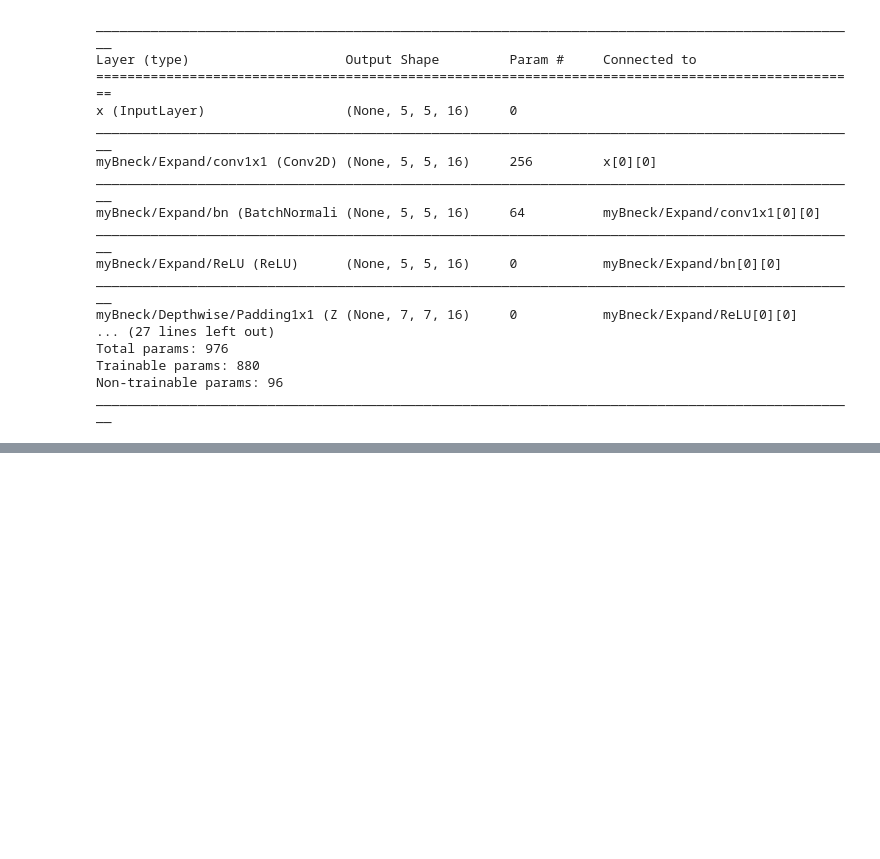
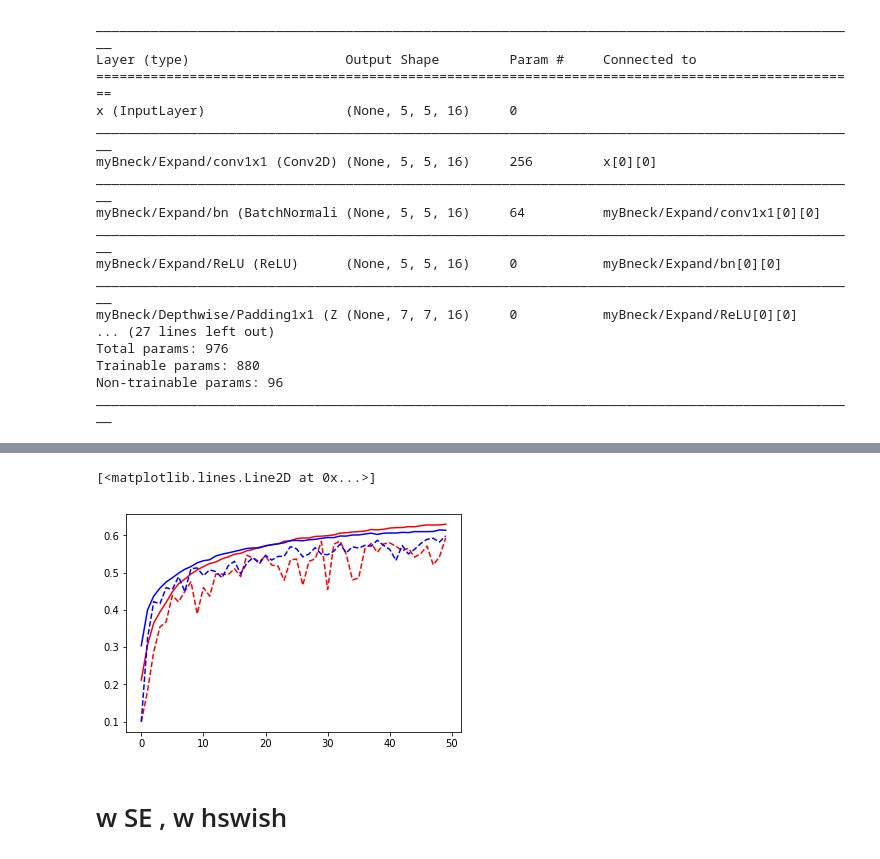
Before and after one commit to magikerwin/100Day-ML-Marathon, a Jupyter notebook: 2nd-ML100Days/homework/D-101/MobileNetV3_keras.ipynb, the cells around one changed output, grey strips where cells are left out. Saved outputs shown, nothing was run; the diff lists cells and outputs as text; code cells hidden in the pictures; blank space fills up the shorter version.

```diff
--- a/2nd-ML100Days/homework/D-101/MobileNetV3_keras.ipynb
+++ b/2nd-ML100Days/homework/D-101/MobileNetV3_keras.ipynb
@@ -89,7 +128,7 @@ def ConvNormAct(inputs,
     if act_layer:
         _available_activation = {
             "relu": tf.keras.layers.ReLU(name=f"{name}/ReLU"),
-            #"hswish": HardSwish(name="Depthwise/HardSwish"),
+            "hswish": HardSwish(name=f"{name}/HardSwish"),
             "softmax": tf.keras.layers.Softmax(name=f"{name}/Softmax"),
         }
         out = _available_activation.get(act_layer) (out)
@@ -203,7 +242,7 @@ def myBneck(inputs,
 
     _available_activation = {
         "relu": tf.keras.layers.ReLU(name=f"{name}/Depthwise/ReLU"),
-        #"hswish": HardSwish(name="Depthwise/HardSwish"),
+        "hswish": HardSwish(name=f"{name}/HardSwish"),
     }
     out = _available_activation.get(act_layer) (out)
 
@@ -249,0 +440,24 @@ ________________________________________________________________________________
+# %%
+batch_size = 256
+epochs = 50
+
+model.compile(loss='categorical_crossentropy',
+              optimizer=tf.keras.optimizers.SGD(1e-2, 0.9),
+              metrics=['accuracy'])
+
+from tensorflow.keras.callbacks import ReduceLROnPlateau
+reduce_lr = ReduceLROnPlateau(factor=0.5,
+                              min_lr=1e-12,
+                              monitor='loss',
+                              patience=5,
+                              verbose=1)
+
+history_wo = model.fit(x_train, y_train,
+                    batch_size=batch_size,
+                    epochs=epochs,
+                    verbose=1,
+                    validation_data=(x_test, y_test),
+                    callbacks=[reduce_lr])
+score_wo = model.evaluate(x_test, y_test, verbose=0)
+print('Test loss:', score_wo[0])
+print('Test accuracy:', score_wo[1])
@@ -249,0 +482,13 @@ ________________________________________________________________________________
+# %%
+%matplotlib inline
+import matplotlib.pyplot as plt
+
+plt.plot(history.epoch, history.history['acc'], 'r')
+plt.plot(history.epoch, history.history['val_acc'], 'r--')
+plt.plot(history_wo.epoch, history_wo.history['acc'], 'b')
+plt.plot(history_wo.epoch, history_wo.history['val_acc'], 'b--')
+# %% [output]
+[<matplotlib.lines.Line2D at 0x...>]
+[figure, added]
+# %% [markdown]
+# w SE , w hswish
```
Also changed, not shown: parts of 15 cells of this notebook.
